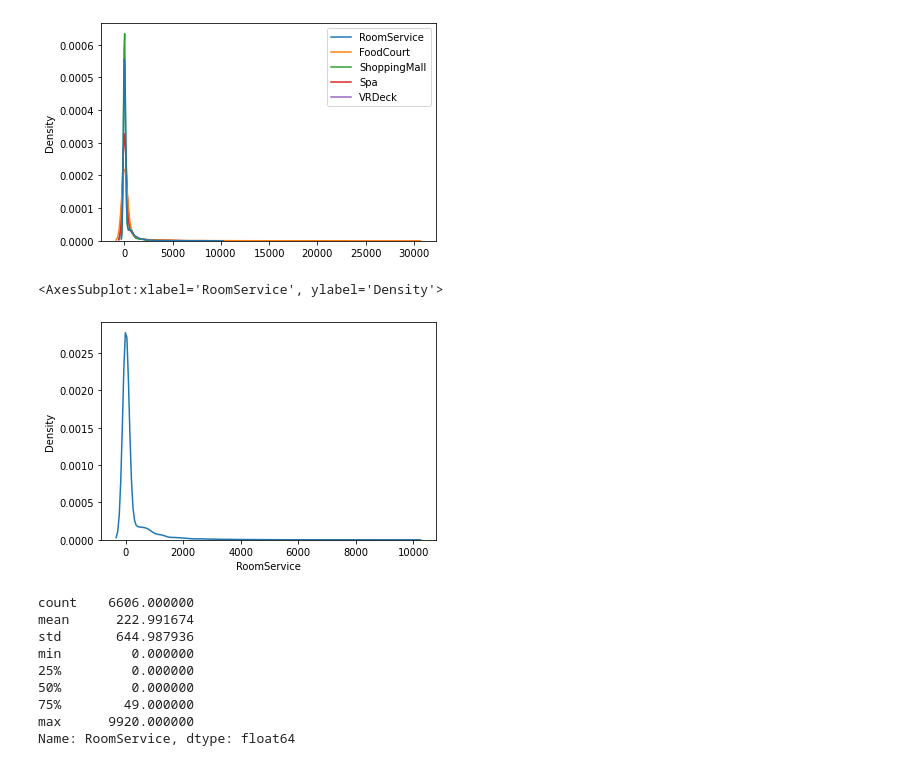
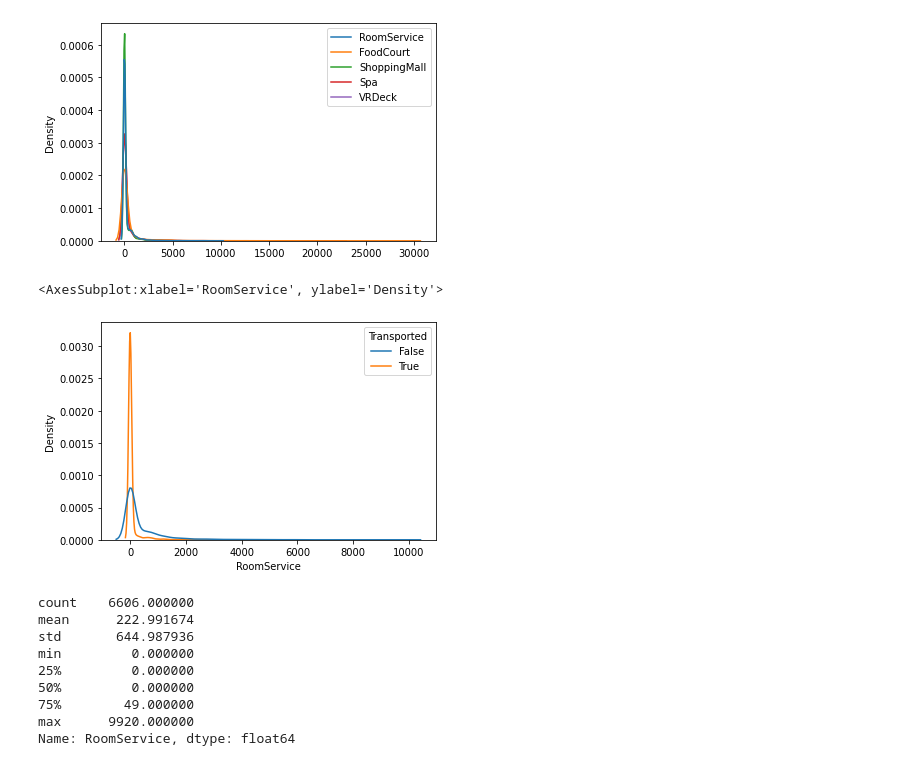
Before and after one commit to banerjeesoumya15/kaggle-works, a Jupyter notebook: spaceship-titanic.ipynb, the cells around one changed output. Cells and saved outputs as stored; diff of their text form; code cells hidden in the pictures.

```diff
--- a/spaceship-titanic.ipynb
+++ b/spaceship-titanic.ipynb
@@ -207,3 +226,6 @@ df.head()
 | 2 | 0003_01 | Europa | False | A/0/S | TRAPPIST-1e | 58.0 | True | 43.0 | 3576.0 | ... |
 | 3 | 0003_02 | Europa | False | A/0/S | TRAPPIST-1e | 33.0 | False | 0.0 | 1283.0 | ... |
 | 4 | 0004_01 | Earth | False | F/1/S | TRAPPIST-1e | 16.0 | False | 303.0 | 70.0 | ... |
+# %%
+# convert to numeric
+df['cabin_num'] = df['cabin_num'].astype(int)
@@ -263,10 +313,10 @@ sns.kdeplot(data=df[['RoomService', 'FoodCourt', 'ShoppingMall', 'Spa', 'VRDeck'
 <AxesSubplot:ylabel='Density'>
 [figure]
 # %%
-sns.kdeplot(data=df, x='RoomService')
+sns.kdeplot(data=df, x='RoomService', hue='Transported')
 # %% [output]
 <AxesSubplot:xlabel='RoomService', ylabel='Density'>
-[figure, old version]
+[figure, new version]
 # %%
 df['RoomService'].describe()
 # %% [output]
```
Also changed, not shown: parts of 42 cells of this notebook.
